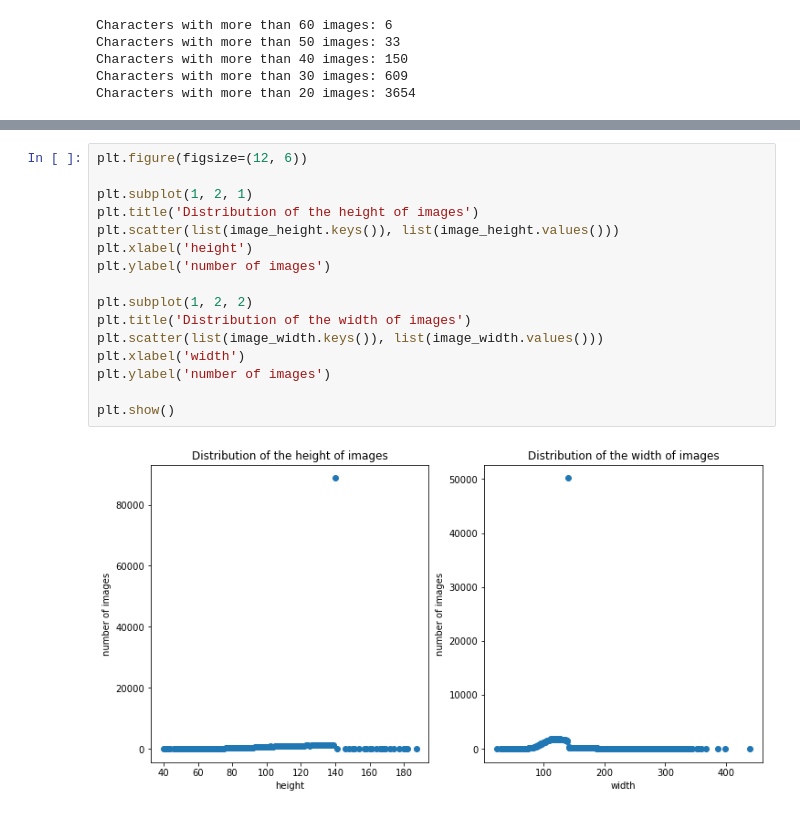
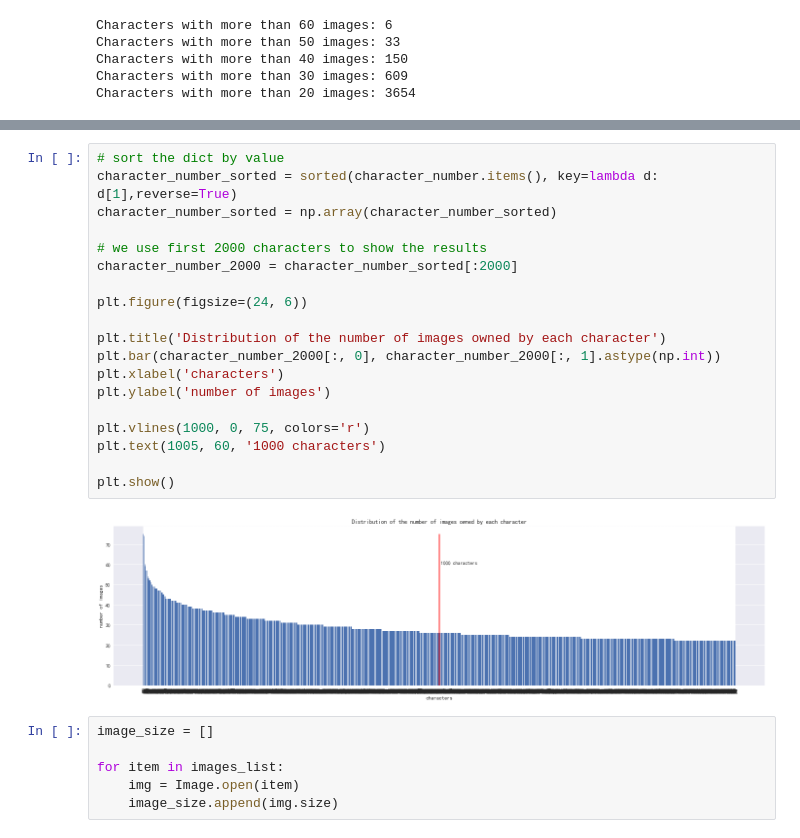
Before and after one commit to zhuojg/chinese-calligraphy-dataset, a Jupyter notebook: eda.ipynb, the cells around one changed output, grey strips where cells are left out. Saved outputs shown, nothing was run; the diff lists cells and outputs as text.

```diff
--- a/eda.ipynb
+++ b/eda.ipynb
@@ -87,18 +74,27 @@ for item in images_list:
-# %%
-plt.figure(figsize=(12, 6))
-
-plt.subplot(1, 2, 1)
-plt.title('Distribution of the height of images')
-plt.scatter(list(image_height.keys()), list(image_height.values()))
-plt.xlabel('height')
-plt.ylabel('number of images')
-
-plt.subplot(1, 2, 2)
-plt.title('Distribution of the width of images')
-plt.scatter(list(image_width.keys()), list(image_width.values()))
-plt.xlabel('width')
-plt.ylabel('number of images')
-
-plt.show()
-# %% [output]
-[figure, removed]
+# %%
+# sort the dict by value
+character_number_sorted = sorted(character_number.items(), key=lambda d: d[1],reverse=True)
+character_number_sorted = np.array(character_number_sorted)
+
+# we use first 2000 characters to show the results
+character_number_2000 = character_number_sorted[:2000]
+
+plt.figure(figsize=(24, 6))
+
+plt.title('Distribution of the number of images owned by each character')
+plt.bar(character_number_2000[:, 0], character_number_2000[:, 1].astype(np.int))
+plt.xlabel('characters')
+plt.ylabel('number of images')
+
+plt.vlines(1000, 0, 75, colors='r')
+plt.text(1005, 60, '1000 characters')
+
+plt.show()
+# %% [output]
+[figure, added]
+# %%
+image_size = []
+
+for item in images_list:
+    img = Image.open(item)
+    image_size.append(img.size)
```
Also changed, not shown: parts of 5 cells of this notebook.
